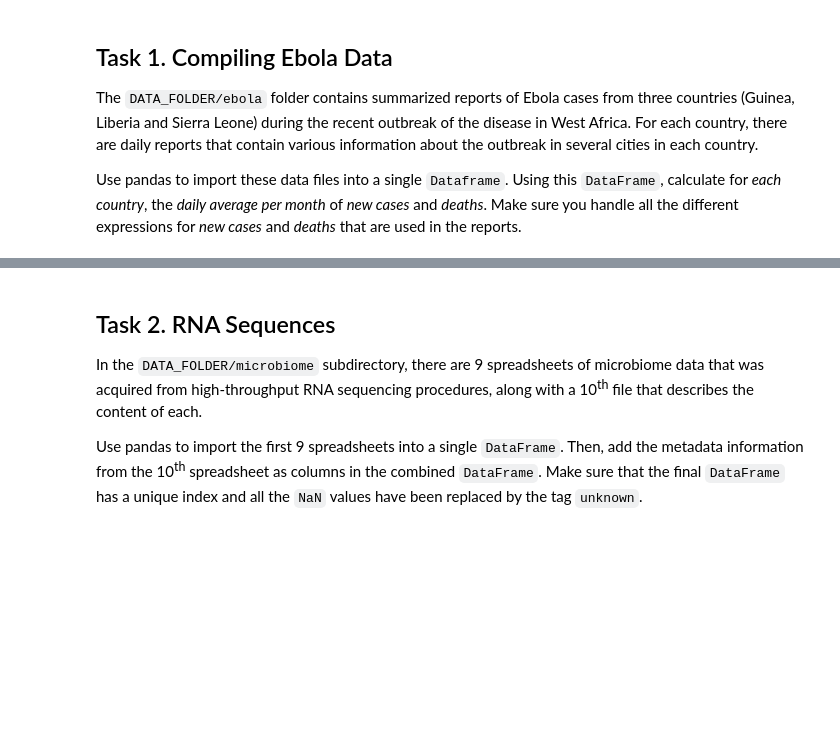
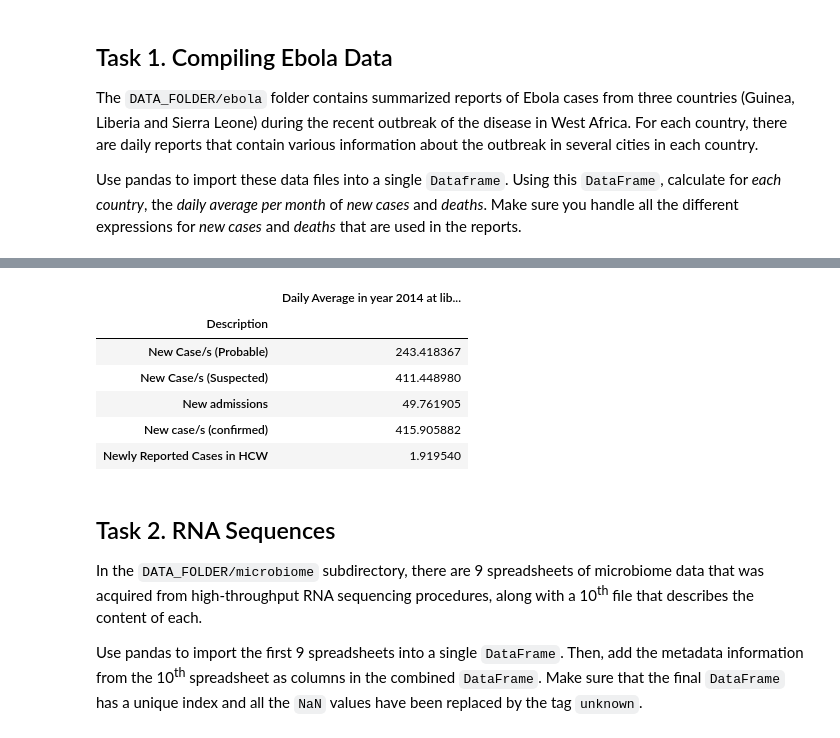
Before and after one commit to NicoBrun/ada2017, a Jupyter notebook: 01 - Pandas and Data Wrangling/Homework 1.ipynb, the cells around one changed output, grey strips where cells are left out. Cells and saved outputs as stored; diff of their text form; code cells hidden in the pictures; blank space fills up the shorter version.

```diff
--- a/01 - Pandas and Data Wrangling/Homework 1.ipynb
+++ b/01 - Pandas and Data Wrangling/Homework 1.ipynb
@@ -21,0 +204,14 @@ Make sure you handle all the different expressions for *new cases* and *deaths*
+# %%
+averages = pd.DataFrame()
+groups = Total.groupby(Total.index.get_level_values('Description'))
+averages = groups.agg(np.mean)
+averages.columns = ['Daily Average in year 2014 at '+ c]
+averages.head()
+# %% [output]
+|  | Daily Average in year 2014 at lib... |
+| Description |  |
+| New Case/s (Probable) | 243.418367 |
+| New Case/s (Suspected) | 411.448980 |
+| New admissions | 49.761905 |
+| New case/s (confirmed) | 415.905882 |
+| Newly Reported Cases in HCW | 1.919540 |
```
Also changed, not shown: parts of 18 cells of this notebook.
